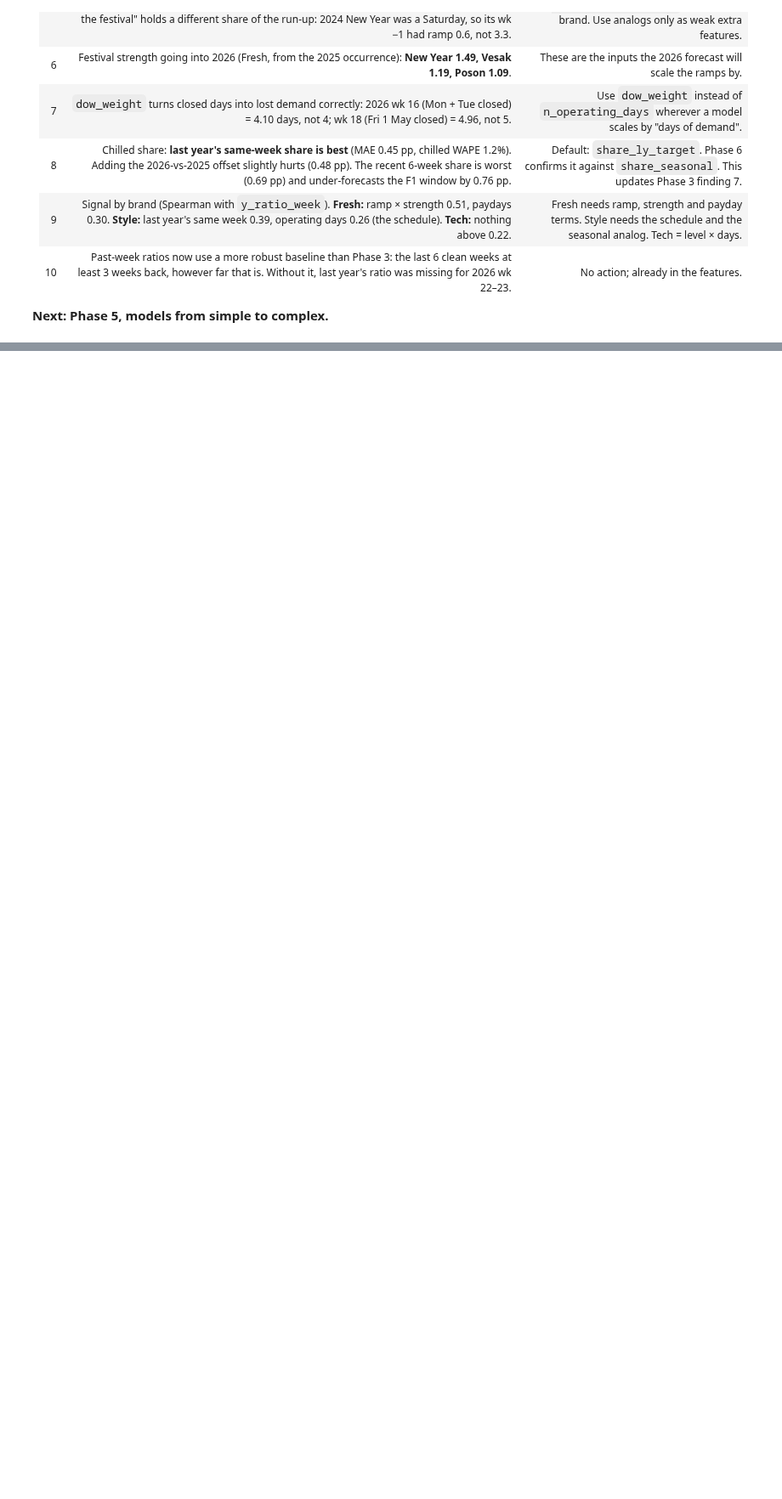
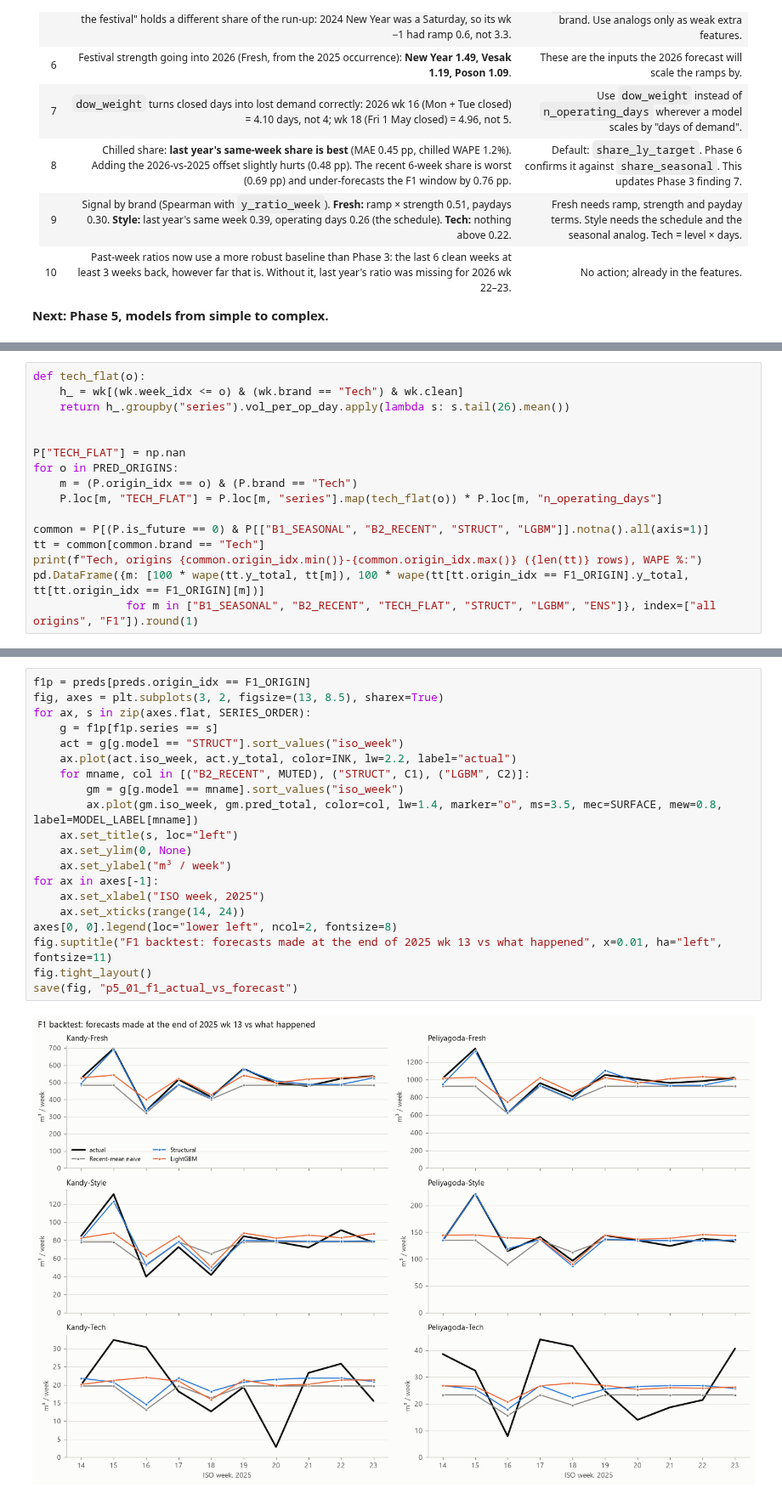
Before and after one commit to kanishkapg/demand_forecast, a Jupyter notebook: notebooks/task2a.ipynb, the cells around one changed output, grey strips where cells are left out. Shown at 85% size. Drawn from its saved outputs; the diff is of its cells as text; blank space fills up the shorter version.

```diff
--- a/notebooks/task2a.ipynb
+++ b/notebooks/task2a.ipynb
@@ -1888,0 +2229,16 @@ corr.reindex(corr.abs().max(axis=1).sort_values(ascending=False).index).head(18)
+# %%
+def tech_flat(o):
+    h_ = wk[(wk.week_idx <= o) & (wk.brand == "Tech") & wk.clean]
+    return h_.groupby("series").vol_per_op_day.apply(lambda s: s.tail(26).mean())
+
+
+P["TECH_FLAT"] = np.nan
+for o in PRED_ORIGINS:
+    m = (P.origin_idx == o) & (P.brand == "Tech")
+    P.loc[m, "TECH_FLAT"] = P.loc[m, "series"].map(tech_flat(o)) * P.loc[m, "n_operating_days"]
+
+common = P[(P.is_future == 0) & P[["B1_SEASONAL", "B2_RECENT", "STRUCT", "LGBM"]].notna().all(axis=1)]
+tt = common[common.brand == "Tech"]
+print(f"Tech, origins {common.origin_idx.min()}-{common.origin_idx.max()} ({len(tt)} rows), WAPE %:")
+pd.DataFrame({m: [100 * wape(tt.y_total, tt[m]), 100 * wape(tt[tt.origin_idx == F1_ORIGIN].y_total, tt[tt.origin_idx == F1_ORIGIN][m])]
+              for m in ["B1_SEASONAL", "B2_RECENT", "TECH_FLAT", "STRUCT", "LGBM", "ENS"]}, index=["all origins", "F1"]).round(1)
@@ -1888,0 +2321,22 @@ corr.reindex(corr.abs().max(axis=1).sort_values(ascending=False).index).head(18)
+# %%
+f1p = preds[preds.origin_idx == F1_ORIGIN]
+fig, axes = plt.subplots(3, 2, figsize=(13, 8.5), sharex=True)
+for ax, s in zip(axes.flat, SERIES_ORDER):
+    g = f1p[f1p.series == s]
+    act = g[g.model == "STRUCT"].sort_values("iso_week")
+    ax.plot(act.iso_week, act.y_total, color=INK, lw=2.2, label="actual")
+    for mname, col in [("B2_RECENT", MUTED), ("STRUCT", C1), ("LGBM", C2)]:
+        gm = g[g.model == mname].sort_values("iso_week")
+        ax.plot(gm.iso_week, gm.pred_total, color=col, lw=1.4, marker="o", ms=3.5, mec=SURFACE, mew=0.8, label=MODEL_LABEL[mname])
+    ax.set_title(s, loc="left")
+    ax.set_ylim(0, None)
+    ax.set_ylabel("m³ / week")
+for ax in axes[-1]:
+    ax.set_xlabel("ISO week, 2025")
+    ax.set_xticks(range(14, 24))
+axes[0, 0].legend(loc="lower left", ncol=2, fontsize=8)
+fig.suptitle("F1 backtest: forecasts made at the end of 2025 wk 13 vs what happened", x=0.01, ha="left", fontsize=11)
+fig.tight_layout()
+save(fig, "p5_01_f1_actual_vs_forecast")
+# %% [output]
+[figure, added]
```
Also changed, not shown: parts of 62 cells of this notebook, 12 other files.
